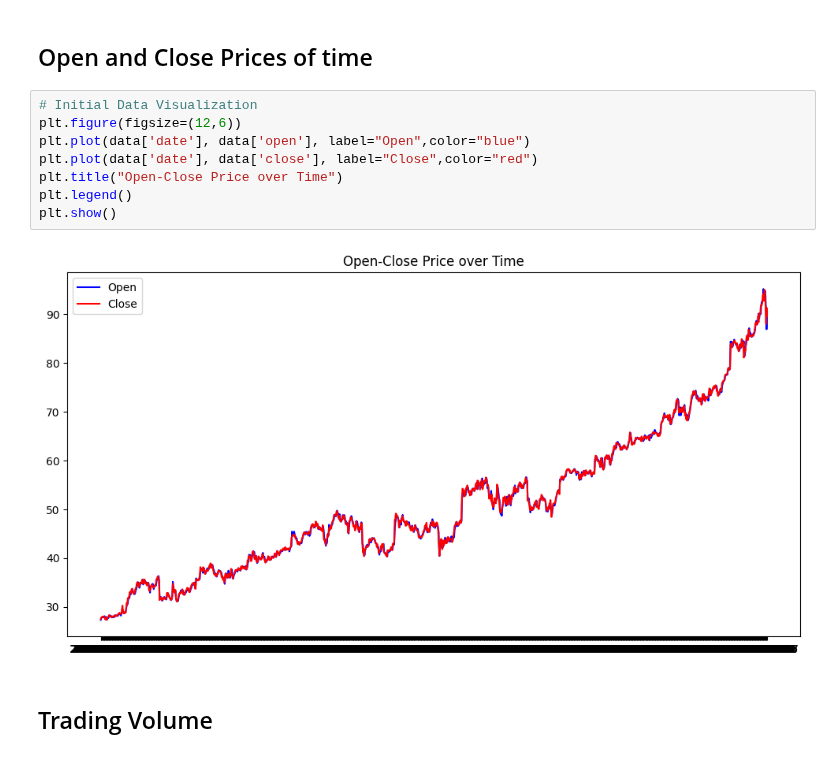
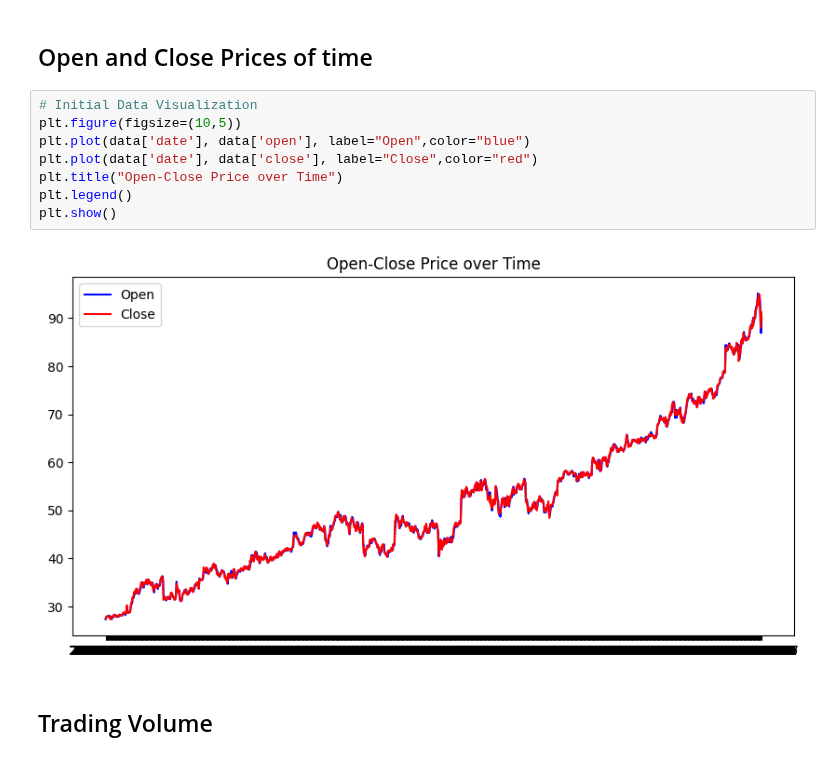
Before and after one commit to s-muhammadkamran/NLP, a Jupyter notebook: code/forecasting/ms_stock_forecasting.ipynb, the cells around one changed output. Saved outputs shown, nothing was run; the diff lists cells and outputs as text.

```diff
--- a/code/forecasting/ms_stock_forecasting.ipynb
+++ b/code/forecasting/ms_stock_forecasting.ipynb
@@ -56,14 +56,14 @@ data.describe()
 ## Open and Close Prices of time
 # %%
 # Initial Data Visualization
-plt.figure(figsize=(12,6))
+plt.figure(figsize=(10,5))
 plt.plot(data['date'], data['open'], label="Open",color="blue")
 plt.plot(data['date'], data['close'], label="Close",color="red")
 plt.title("Open-Close Price over Time")
 plt.legend()
 plt.show()
 # %% [output]
-[figure, old version]
+[figure, new version]
 # %% [markdown]
 ## Trading Volume
 # %%
```
Also changed, not shown: parts of 8 cells of this notebook.
